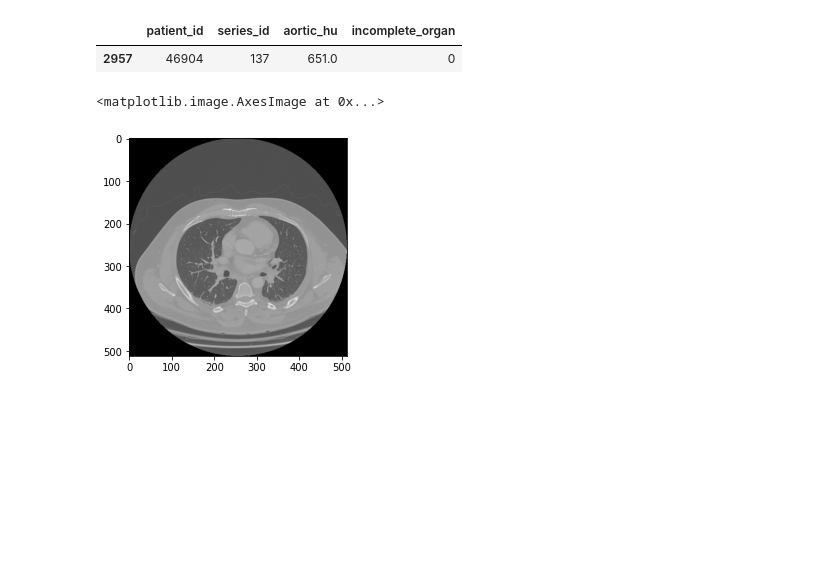
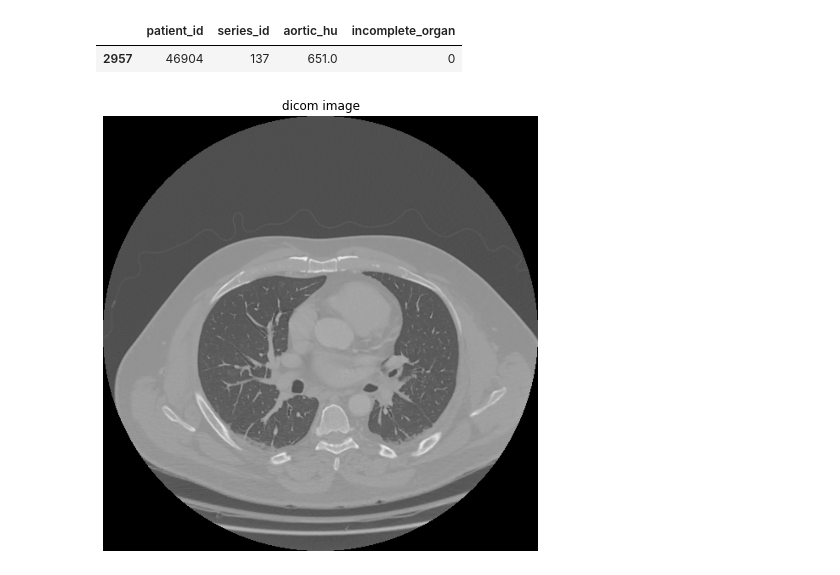
Before and after one commit to tachyon777/rsna-2023, a Jupyter notebook: notebooks/exp001.ipynb, the cells around one changed output. Drawn from its saved outputs; the diff is of its cells as text; code cells hidden in the pictures; blank space fills up the shorter version.

```diff
--- a/notebooks/exp001.ipynb
+++ b/notebooks/exp001.ipynb
@@ -89,11 +90,10 @@ df_train_serirs_meta[df_train_serirs_meta["series_id"]==137]
 # %%
 # dicom画像の読み込み・表示
 path = 'data/rsna-2023-abdominal-trauma-detection/train_images/19/14374/229.dcm'
 dcm = pydicom.dcmread(path)
 img = dcm.pixel_array
-plt.imshow(img, cmap='gray')
+view_image(img, windowing_process=False)
 # %% [output]
-<matplotlib.image.AxesImage at 0x...>
-[figure, old version]
+[figure, new version]
 # %%
 img_lung_windowing = windowing(img, wl=-600, ww=1500, mode="uint8")
```
Also changed, not shown: parts of 2 cells of this notebook, 3 other files.
